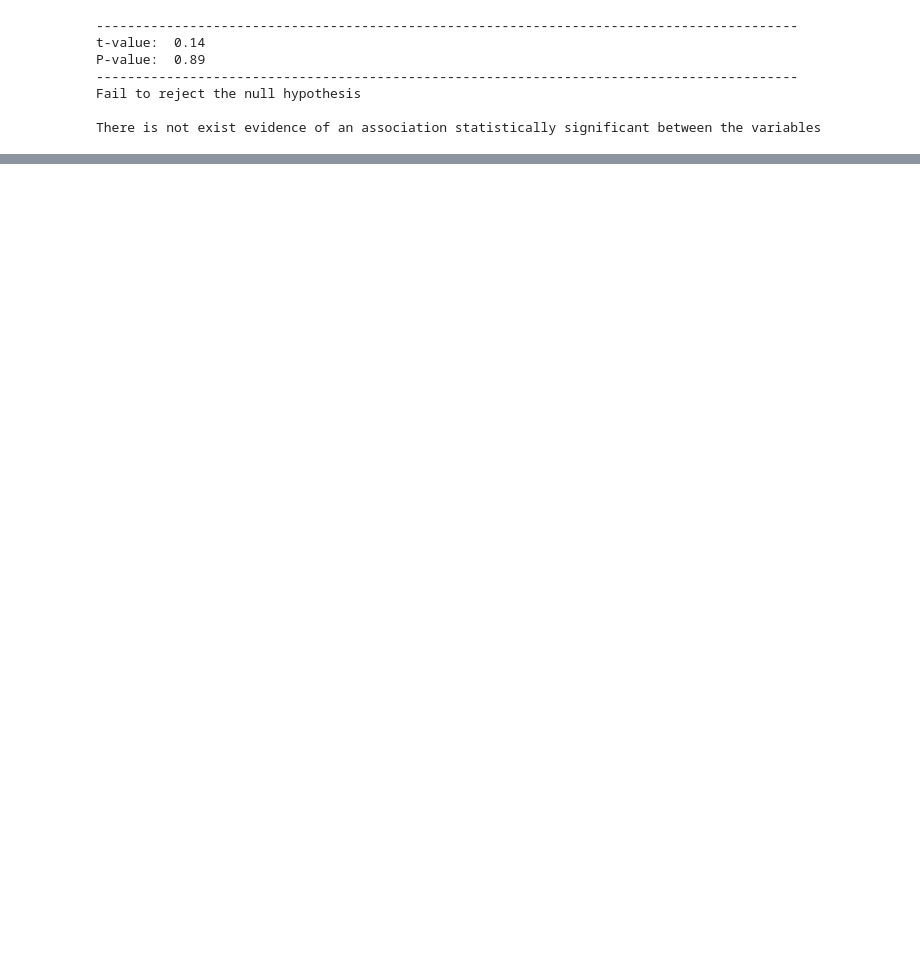
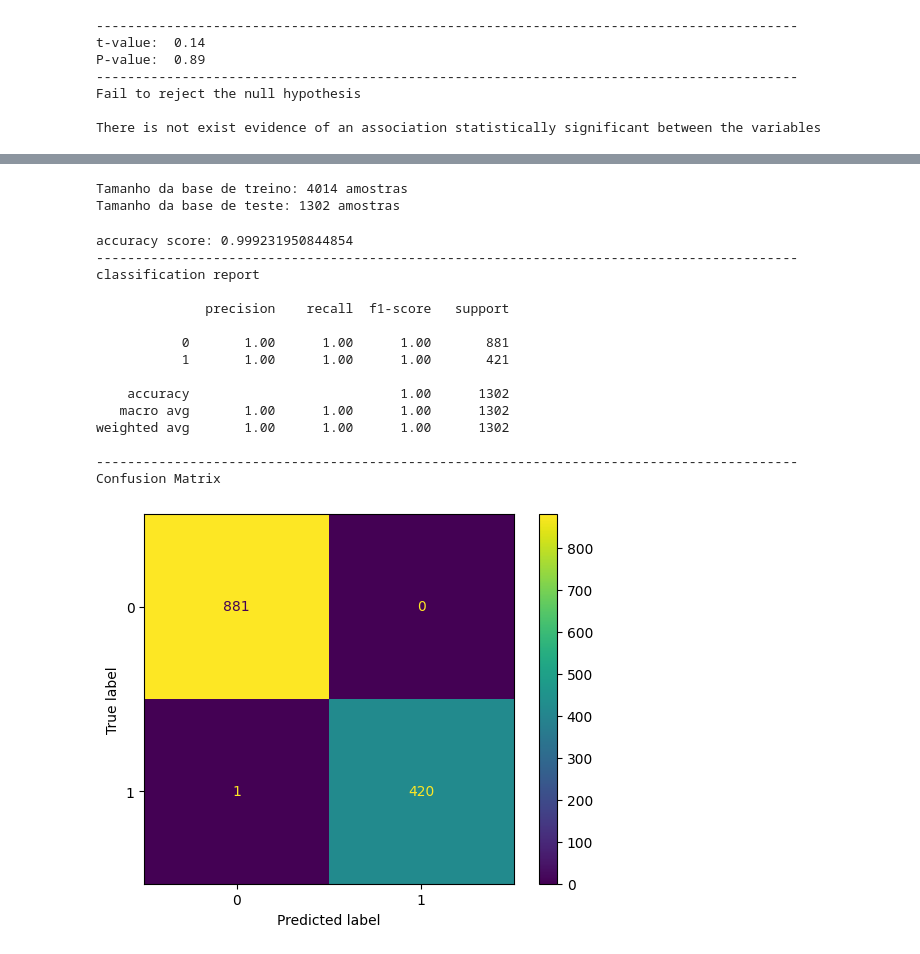
Before and after one commit to Gabriel-Menezes-Morais/Fictional-Retail-Analysis, a Jupyter notebook: Análise_Varejo.ipynb, the cells around one changed output, grey strips where cells are left out. Saved outputs shown, nothing was run; the diff lists cells and outputs as text; code cells hidden in the pictures; blank space fills up the shorter version.

```diff
--- a/Análise_Varejo.ipynb
+++ b/Análise_Varejo.ipynb
@@ -590,0 +752,65 @@ There is not exist evidence of an association statistically significant between
+# %%
+df_attribute = df_attribute.reset_index()
+# %%
+X = df_attribute.drop(['churn', 'CustomerID'], axis=1)
+y = df_attribute['churn']
+# %%
+#cutting the train and sample group
+from sklearn.model_selection import train_test_split
+from imblearn.over_sampling import SMOTE
+
+X_train, X_test, y_train, y_test = train_test_split(X, y, test_size=0.3, random_state=42)
+
+smote = SMOTE(random_state=42)
+X_train, y_train = smote.fit_resample(X_train, y_train)
+
+print(f"\nTamanho da base de treino: {X_train.shape[0]} amostras")
+print(f"Tamanho da base de teste: {X_test.shape[0]} amostras")
+# %% [output]
+Tamanho da base de treino: 4014 amostras
+Tamanho da base de teste: 1302 amostras
+# %%
+#Data Standardization
+from sklearn.preprocessing import StandardScaler
+
+scaler = StandardScaler()
+
+X_train = scaler.fit_transform(X_train)
+X_test = scaler.transform(X_test)
+# %%
+#Logistic Regression and model metrics
+from sklearn.linear_model import LogisticRegression
+from sklearn.metrics import accuracy_score, confusion_matrix, classification_report
+from sklearn.metrics import ConfusionMatrixDisplay
+
+model = LogisticRegression(random_state=42)
+model.fit(X_train, y_train)
+
+y_pred = model.predict(X_test)
+
+print(f'accuracy score: {accuracy_score(y_test, y_pred)}')
+print('-'*90)
+print('classification report')
+print()
+print(classification_report(y_test, y_pred))
+print('-'*90)
+print('Confusion Matrix')
+print()
+_ = ConfusionMatrixDisplay.from_estimator(model, X_test, y_test)
+# %% [output]
+accuracy score: 0.999231950844854
+------------------------------------------------------------------------------------------
+classification report
+
+              precision    recall  f1-score   support
+
+           0       1.00      1.00      1.00       881
+           1       1.00      1.00      1.00       421
+
+    accuracy                           1.00      1302
+   macro avg       1.00      1.00      1.00      1302
+weighted avg       1.00      1.00      1.00      1302
+
+------------------------------------------------------------------------------------------
+Confusion Matrix
+[figure, added]
```
Also changed, not shown: parts of 57 cells of this notebook.
